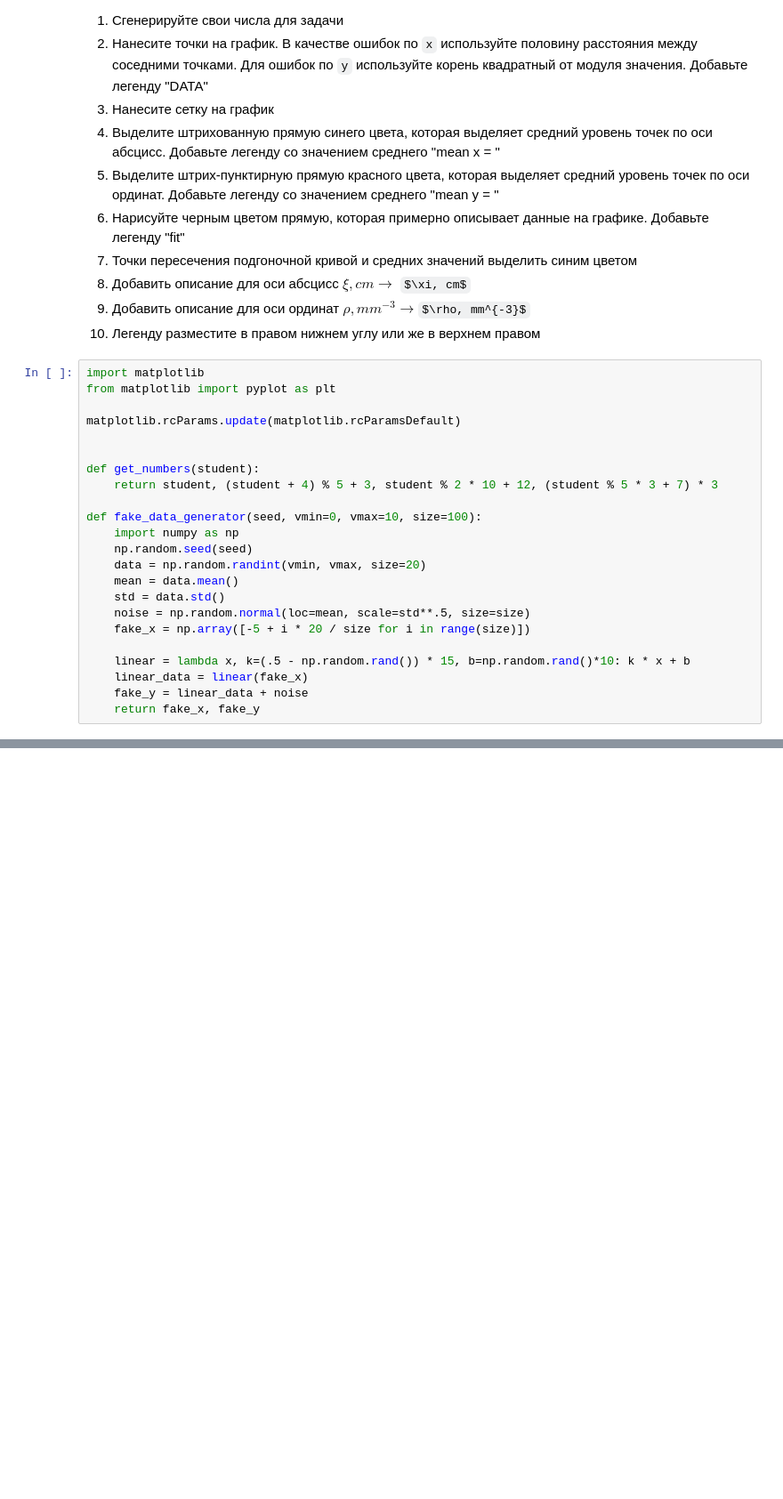
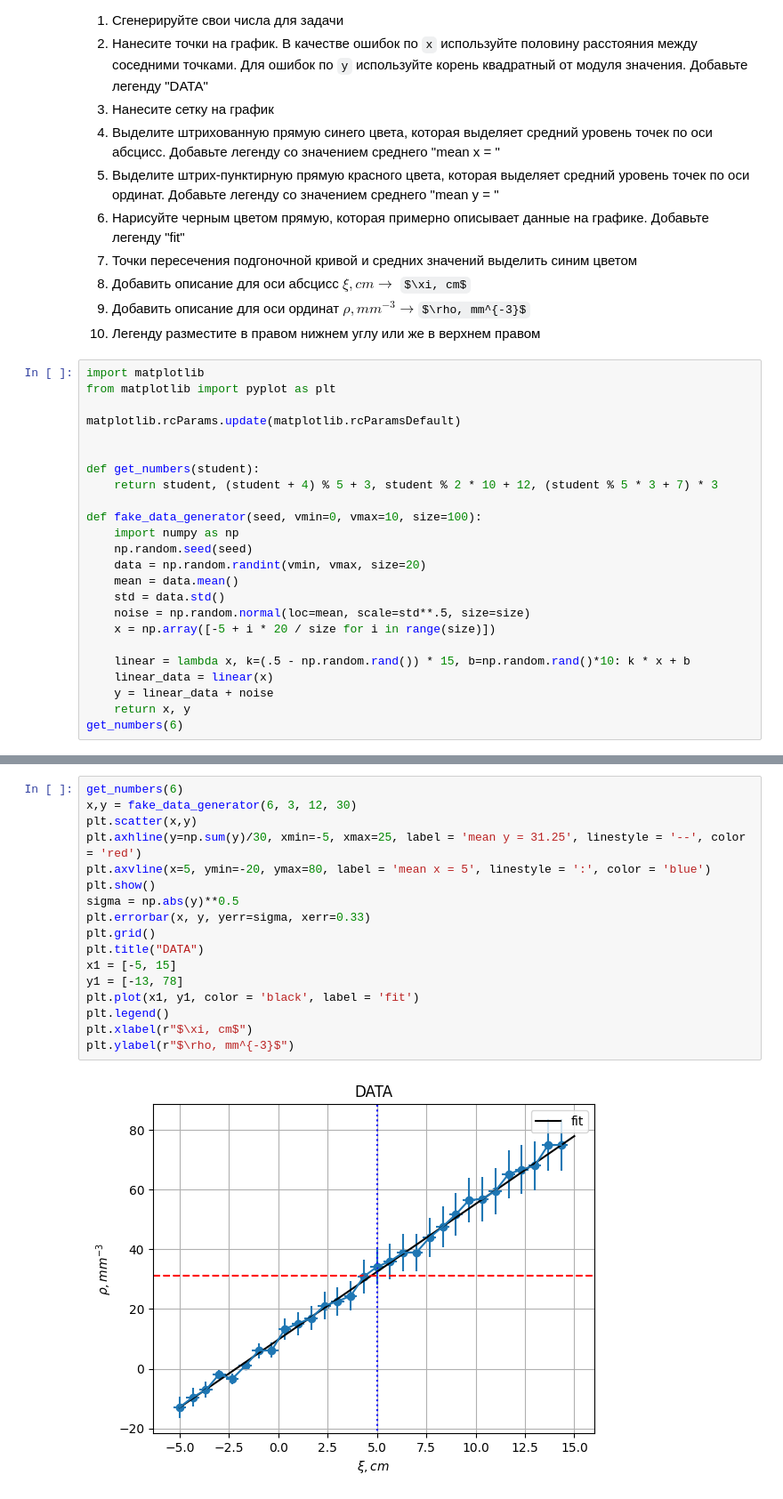
Before and after one commit to OhNoMyRook/python_22, a Jupyter notebook: Classwork-04/lpr2022_lab4.ipynb, the cells around one changed output, grey strips where cells are left out. Shown: that part at 89% size. Saved outputs shown, nothing was run; the diff lists cells and outputs as text; blank space fills up the shorter version.

```diff
--- a/Classwork-04/lpr2022_lab4.ipynb
+++ b/Classwork-04/lpr2022_lab4.ipynb
@@ -453,9 +473,10 @@ def fake_data_generator(seed, vmin=0, vmax=10, size=100):
     mean = data.mean()
     std = data.std()
     noise = np.random.normal(loc=mean, scale=std**.5, size=size)
-    fake_x = np.array([-5 + i * 20 / size for i in range(size)])
+    x = np.array([-5 + i * 20 / size for i in range(size)])
 
     linear = lambda x, k=(.5 - np.random.rand()) * 15, b=np.random.rand()*10: k * x + b
-    linear_data = linear(fake_x)
-    fake_y = linear_data + noise
-    return fake_x, fake_y
+    linear_data = linear(x)
+    y = linear_data + noise
+    return x, y
+get_numbers(6)
@@ -461,0 +485,19 @@ def fake_data_generator(seed, vmin=0, vmax=10, size=100):
+# %%
+get_numbers(6)
+x,y = fake_data_generator(6, 3, 12, 30)
+plt.scatter(x,y)
+plt.axhline(y=np.sum(y)/30, xmin=-5, xmax=25, label = 'mean y = 31.25', linestyle = '--', color = 'red')
+plt.axvline(x=5, ymin=-20, ymax=80, label = 'mean x = 5', linestyle = ':', color = 'blue')
+plt.show()
+sigma = np.abs(y)**0.5
+plt.errorbar(x, y, yerr=sigma, xerr=0.33)
+plt.grid()
+plt.title("DATA")
+x1 = [-5, 15]
+y1 = [-13, 78]
+plt.plot(x1, y1, color = 'black', label = 'fit')
+plt.legend()
+plt.xlabel(r"$\xi, cm$")
+plt.ylabel(r"$\rho, mm^{-3}$")
+# %% [output]
+[figure, added]
```
Also changed, not shown: parts of 9 cells of this notebook, 1 other file.
